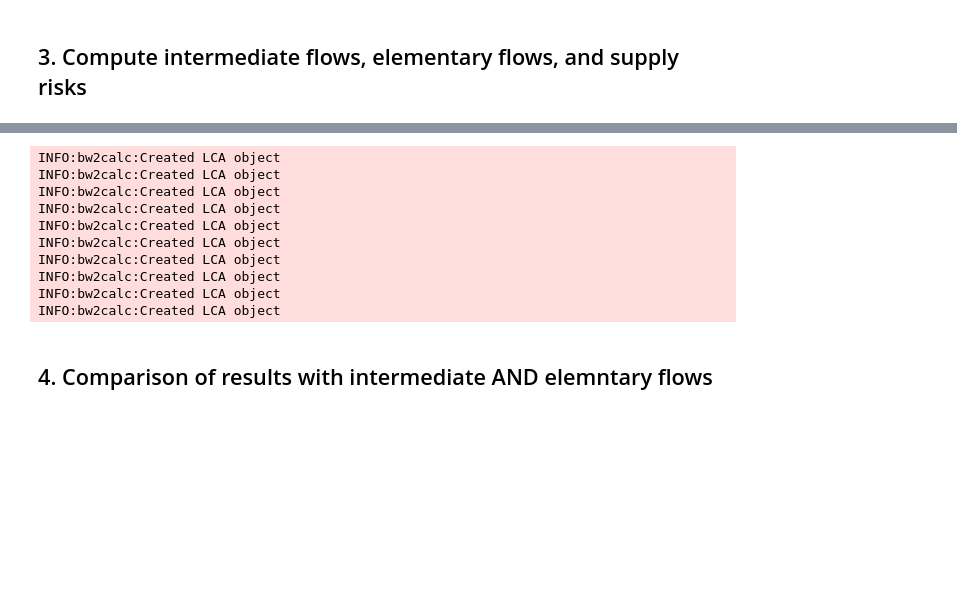
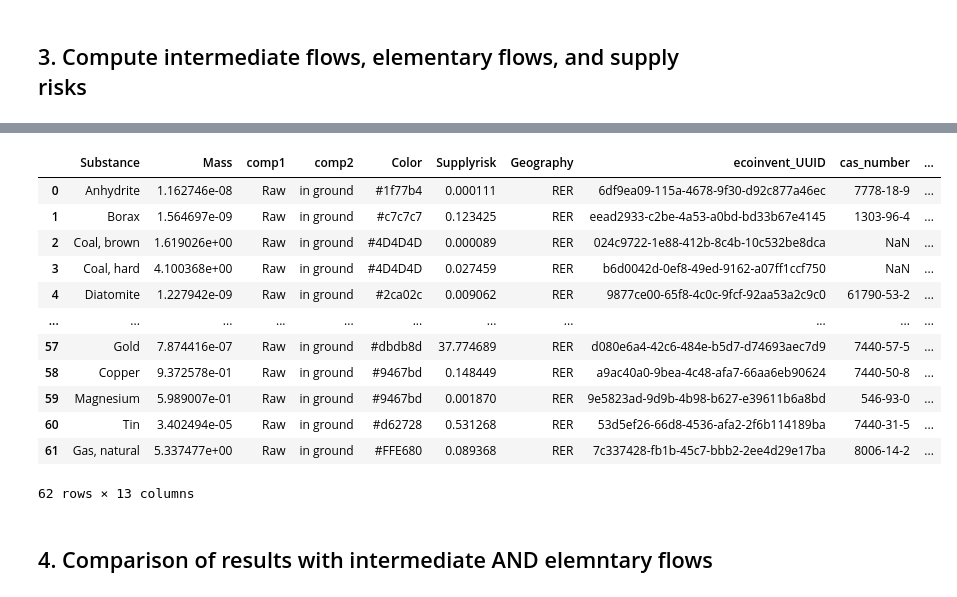
Before and after one commit to philoubet/lca-inter-flows, a Jupyter notebook: main/intermediate_flows_analysis_notebook.ipynb, the cells around one changed output, grey strips where cells are left out. Saved outputs shown, nothing was run; the diff lists cells and outputs as text; code cells hidden in the pictures; blank space fills up the shorter version.

Commit message:
Working - Substance names not matching yet

```diff
--- a/main/intermediate_flows_analysis_notebook.ipynb
+++ b/main/intermediate_flows_analysis_notebook.ipynb
@@ -201,33 +122,19 @@ bios_meta = {
-# %%
-from brightway2 import projects, Database, LCA
-
-for act in activities:
-    func_str = f"{act['name']} | {act.get('reference product','')} | {act['location']}"
-    lca = LCA({act.key: 1})
-    lca.lci()
-    # --- Intermediate flows ---
-    rows_i = [
-        {
-            "Activity": meta["name"],
-            "Product": meta.get("reference product", ""),
-            "Geography": meta["location"],
-            "Supply_Amount": amt,
-        }
-        for idx, key in enumerate(lca.activity_dict)
-        if (amt := lca.supply_array[idx]) > 0 and key in activity_meta[db]
-        for meta in [activity_meta[db][key]]
-    ]
-# %% [output]
-INFO:bw2calc:Created LCA object
-INFO:bw2calc:Created LCA object
-INFO:bw2calc:Created LCA object
-INFO:bw2calc:Created LCA object
-INFO:bw2calc:Created LCA object
-INFO:bw2calc:Created LCA object
-INFO:bw2calc:Created LCA object
-INFO:bw2calc:Created LCA object
-INFO:bw2calc:Created LCA object
-INFO:bw2calc:Created LCA object
+# %%
+records[0][2]
+# %% [output]
+|  | Substance | Mass | comp1 | comp2 | Color | Supplyrisk | Geography | ecoinvent_UUID | cas_number | ... |
+| 0 | Anhydrite | 1.162746e-08 | Raw | in ground | #1f77b4 | 0.000111 | RER | 6df9ea09-115a-4678-9f30-d92c877a46ec | 7778-18-9 | ... |
+| 1 | Borax | 1.564697e-09 | Raw | in ground | #c7c7c7 | 0.123425 | RER | eead2933-c2be-4a53-a0bd-bd33b67e4145 | 1303-96-4 | ... |
+| 2 | Coal, brown | 1.619026e+00 | Raw | in ground | #4D4D4D | 0.000089 | RER | 024c9722-1e88-412b-8c4b-10c532be8dca | NaN | ... |
+| 3 | Coal, hard | 4.100368e+00 | Raw | in ground | #4D4D4D | 0.027459 | RER | b6d0042d-0ef8-49ed-9162-a07ff1ccf750 | NaN | ... |
+| 4 | Diatomite | 1.227942e-09 | Raw | in ground | #2ca02c | 0.009062 | RER | 9877ce00-65f8-4c0c-9fcf-92aa53a2c9c0 | 61790-53-2 | ... |
+| ... | ... | ... | ... | ... | ... | ... | ... | ... | ... | ... |
+| 57 | Gold | 7.874416e-07 | Raw | in ground | #dbdb8d | 37.774689 | RER | d080e6a4-42c6-484e-b5d7-d74693aec7d9 | 7440-57-5 | ... |
+| 58 | Copper | 9.372578e-01 | Raw | in ground | #9467bd | 0.148449 | RER | a9ac40a0-9bea-4c48-afa7-66aa6eb90624 | 7440-50-8 | ... |
+| 59 | Magnesium | 5.989007e-01 | Raw | in ground | #9467bd | 0.001870 | RER | 9e5823ad-9d9b-4b98-b627-e39611b6a8bd | 546-93-0 | ... |
+| 60 | Tin | 3.402494e-05 | Raw | in ground | #d62728 | 0.531268 | RER | 53d5ef26-66d8-4536-afa2-2f6b114189ba | 7440-31-5 | ... |
+| 61 | Gas, natural | 5.337477e+00 | Raw | in ground | #FFE680 | 0.089368 | RER | 7c337428-fb1b-45c7-bbb2-2ee4d29e17ba | 8006-14-2 | ... |
+62 rows × 13 columns
 # %% [markdown]
 ## 4. Comparison of results with intermediate AND elemntary flows
 # %%
```
Also changed, not shown: parts of 7 cells of this notebook, 8 other files.
